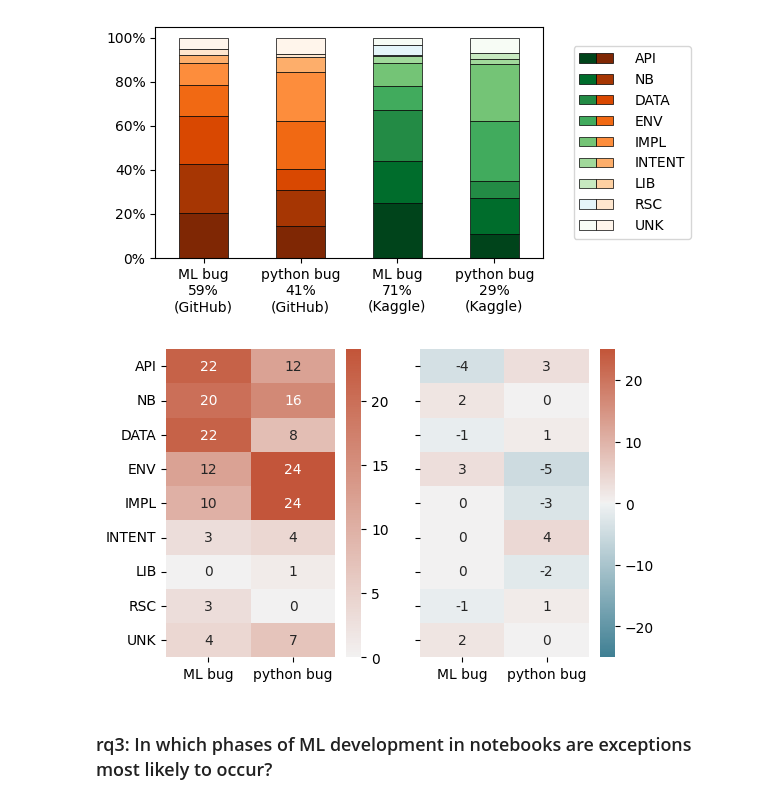
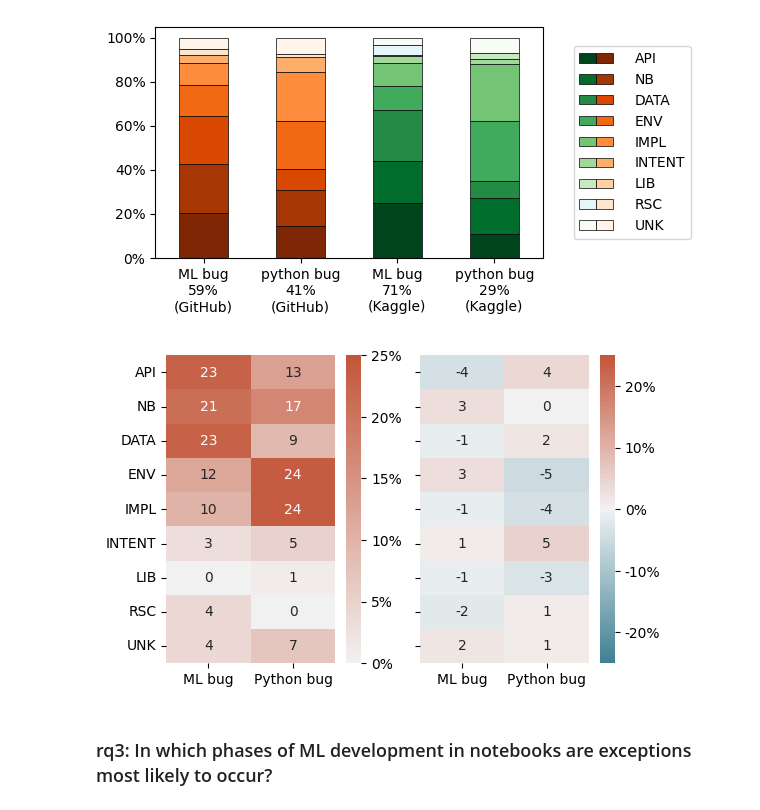
Before and after one commit to PELAB-LiU/jupyter_nbs_empirical, a Jupyter notebook: notebook_error_analysis-manual_labels_plots_rqs.ipynb, the cells around one changed output. Drawn from its saved outputs; the diff is of its cells as text; code cells hidden in the pictures.

```diff
--- a/notebook_error_analysis-manual_labels_plots_rqs.ipynb
+++ b/notebook_error_analysis-manual_labels_plots_rqs.ipynb
@@ -612,30 +651,34 @@ df_grouped = df_grouped_g + df_grouped_k
 df_grouped = (df_grouped.T/df_grouped.sum(axis=1)).fillna(0)
 df_grouped_g = (df_grouped_g.T/df_grouped_g.sum(axis=1)).fillna(0)
 df_grouped_k = (df_grouped_k.T/df_grouped_k.sum(axis=1)).fillna(0)
+
+df_grouped_g = df_grouped_g.rename(columns={"python bug": "Python bug"})
+df_grouped_k = df_grouped_k.rename(columns={"python bug": "Python bug"})
+df_grouped = df_grouped.rename(columns={"python bug": "Python bug"})
 # %%
 import seaborn as sns
 
 # plot the heatmap for the combined dataset, rc and mlbug relationship in percentages
 f,(ax1,ax2) = plt.subplots(1, 2, sharey='row', figsize=(6, 4))
 # ax1.get_shared_y_axes().join(ax2)
 rc_new = [rc2abbr[x] for x in df_grouped.index]
-s = sns.heatmap((df_grouped*100).astype(int), fmt="d",
+s = sns.heatmap((df_grouped*100).round(0).astype(int), fmt = "d", cbar_kws={'format': '%d%%'},
                 annot=True, yticklabels=rc_new,
                 cmap=cm_dp,# "vlag",
-                center=0,
+                center=0, vmin=0, vmax=25,
                 ax=ax1)
 s.set(xlabel='', ylabel='')
 # plot the heatmap for the differences in percentages
-s = sns.heatmap(((df_grouped_g-df_grouped_k)*100).astype(int),
+s = sns.heatmap(((df_grouped_g-df_grouped_k)*100).round(0).astype(int), fmt = "d", cbar_kws={'format': '%d%%'},
                 annot=True, yticklabels=rc_new,
                 cmap=cm_dp,# "vlag",
                 center=0, vmin=-25, vmax=25,
                 ax=ax2)
 s.set(xlabel='', ylabel='')
 f.savefig(r"C:\Users\yirwa29\OneDrive - Linköpings universitet\SAProject\Paper2/mlbug_rc.pdf", bbox_inches='tight')
 plt.show()
 # %% [output]
-[figure, old version]
+[figure, new version]
 # %% [markdown]
 ### rq3: In which phases of ML development in notebooks are exceptions most likely to occur?
 # %%
```
Also changed, not shown: parts of 11 cells of this notebook.
